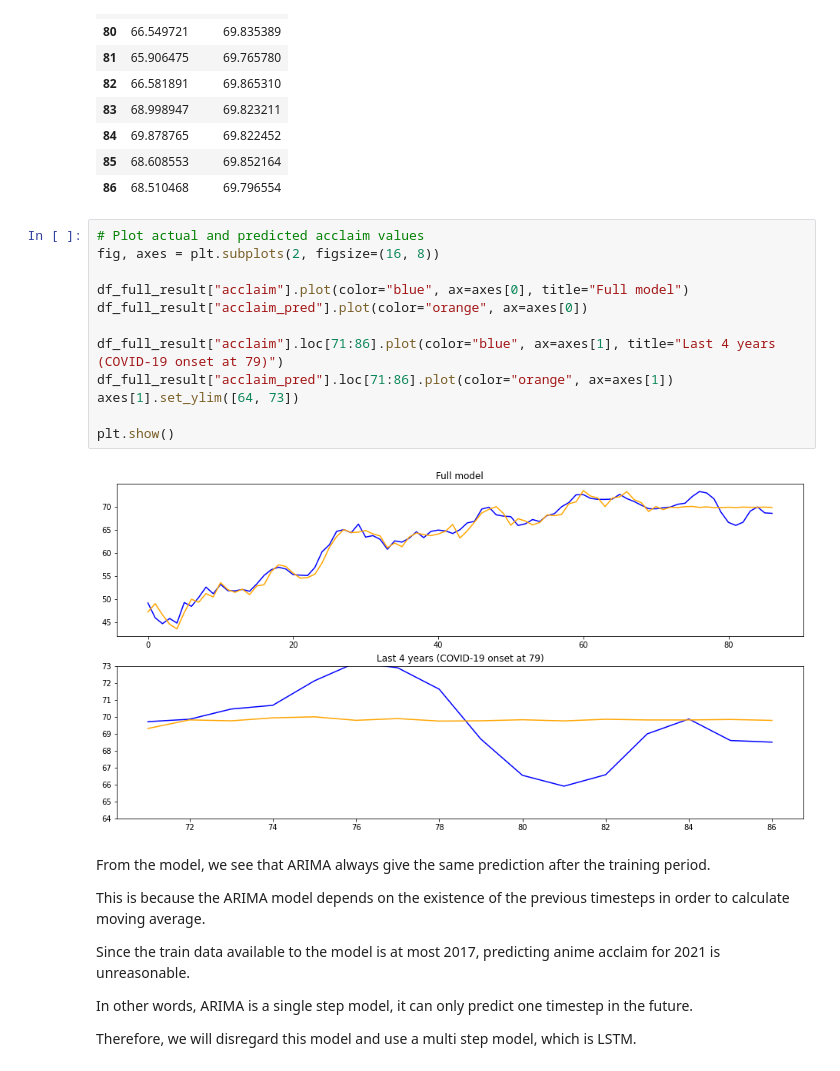
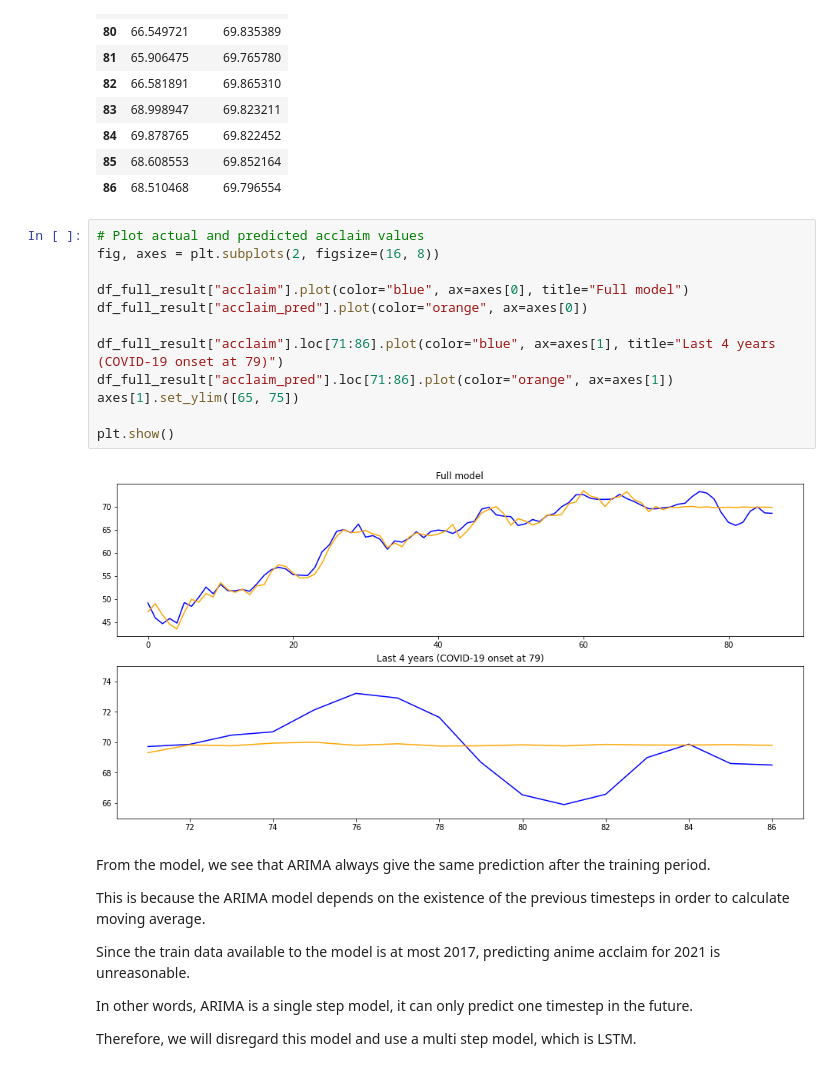
Before and after one commit to ChanyutJean/2143488-Big-Data-AI-HW, a Jupyter notebook: BIG_DATA_AI_PROJECT.ipynb, the cells around one changed output. Saved outputs shown, nothing was run; the diff lists cells and outputs as text.

```diff
--- a/BIG_DATA_AI_PROJECT.ipynb
+++ b/BIG_DATA_AI_PROJECT.ipynb
@@ -774,17 +774,17 @@ df_full_result.tail(16)
 # %%
 # Plot actual and predicted acclaim values
 fig, axes = plt.subplots(2, figsize=(16, 8))
 
 df_full_result["acclaim"].plot(color="blue", ax=axes[0], title="Full model")
 df_full_result["acclaim_pred"].plot(color="orange", ax=axes[0])
 
 df_full_result["acclaim"].loc[71:86].plot(color="blue", ax=axes[1], title="Last 4 years (COVID-19 onset at 79)")
 df_full_result["acclaim_pred"].loc[71:86].plot(color="orange", ax=axes[1])
-axes[1].set_ylim([64, 73])
+axes[1].set_ylim([65, 75])
 
 plt.show()
 # %% [output]
-[figure, old version]
+[figure, new version]
 # %% [markdown]
 From the model, we see that ARIMA always give the same prediction after the training period.
 
```
Also changed, not shown: parts of 6 cells of this notebook.
